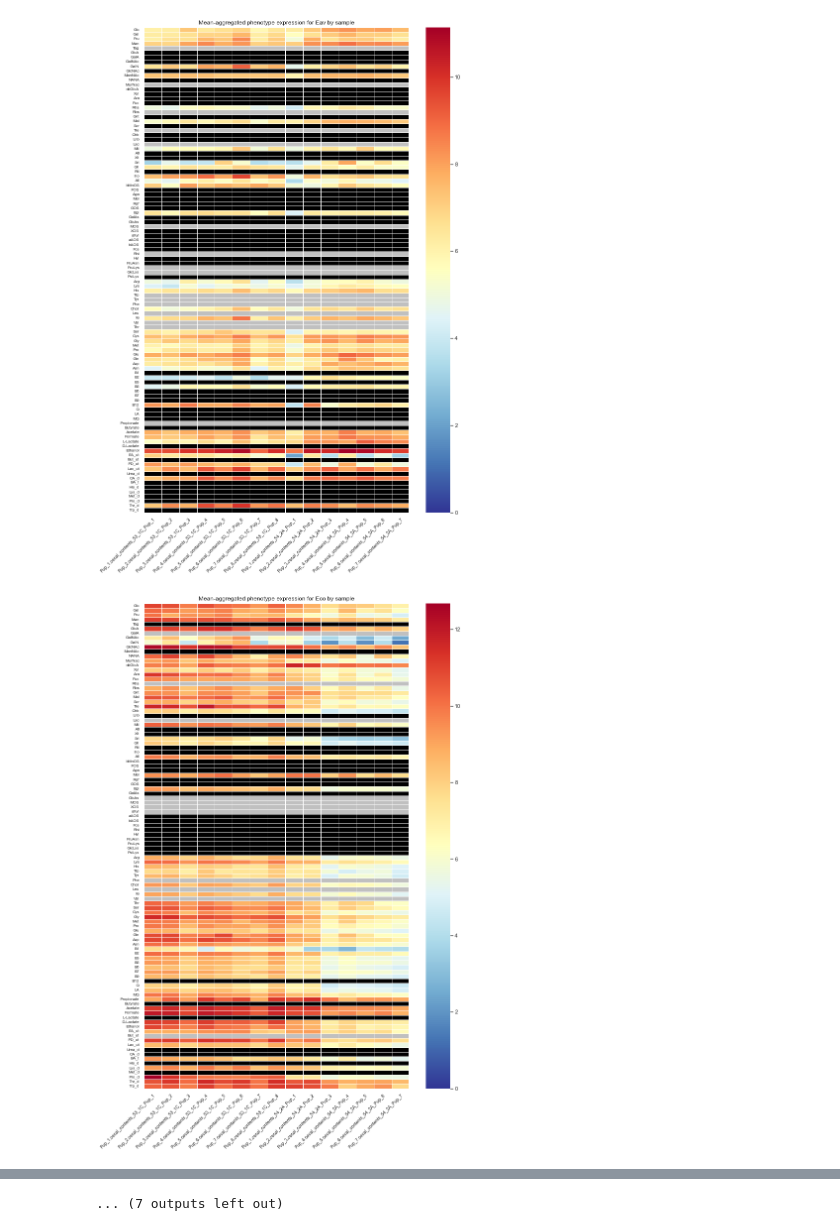
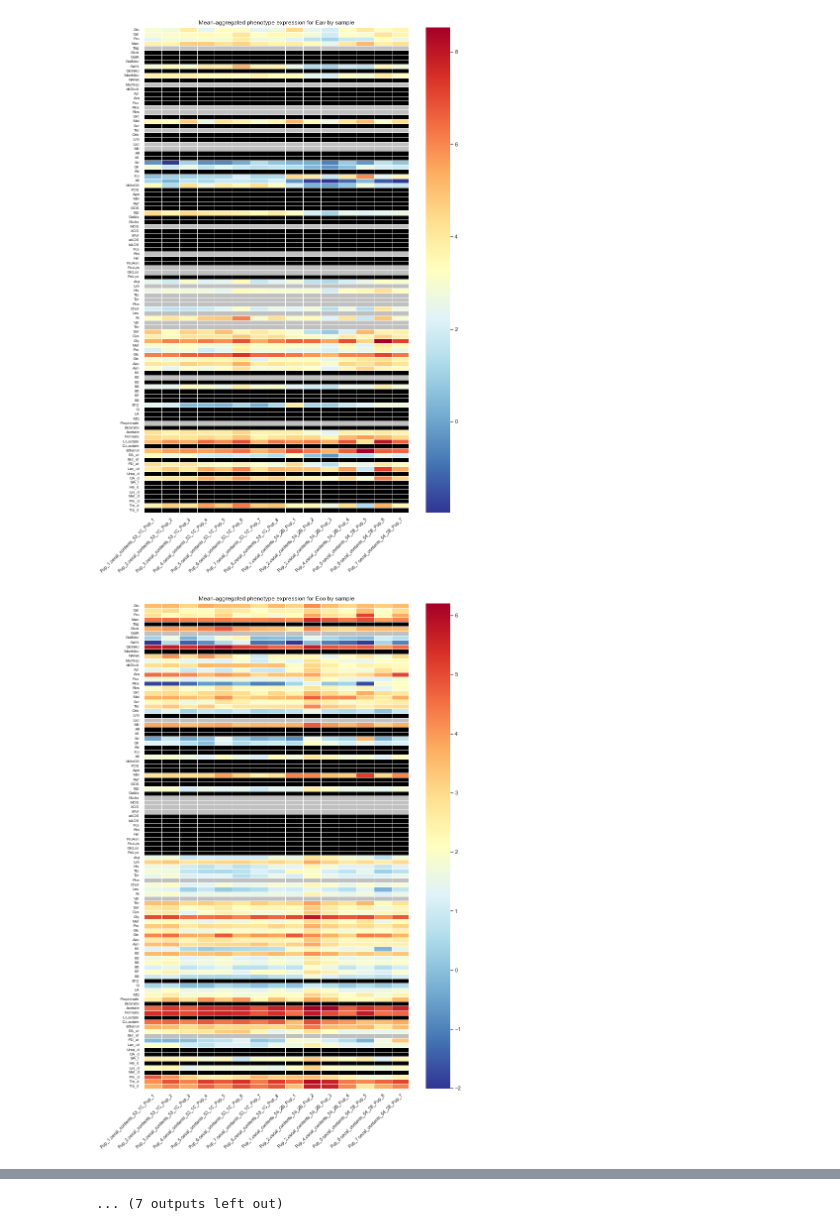
Before and after one commit to evanmlee/GordonLab, a Jupyter notebook: HOSVD_BPM_processing.ipynb, the cells around one changed output, grey strips where cells are left out. Cells and saved outputs as stored; diff of their text form; code cells hidden in the pictures.

```diff
--- a/HOSVD_BPM_processing.ipynb
+++ b/HOSVD_BPM_processing.ipynb
@@ -69,7 +76,7 @@ def vc_strain_locus_tag(expr_df,mcseed_df):
         all loci in expr_df
     """
     vc_by_strain_locus_tag = expr_df.index.str.extract(r'(\w+)_\d+',expand=False).value_counts()
-    vc_by_strain_locus_tag.drop("ROSSTS7063_a2",inplace=True)
+#     vc_by_strain_locus_tag.drop("ROSSTS7063_a2",inplace=True) #2nd3rd_trial specific error
     locus_tag_strains = [mcseed_df.loc[mcseed_df.index.str.contains(lt),"Isolate name"].values[0]
                              for lt in vc_by_strain_locus_tag.index] #if lt != "ROSSTS7063_a2"]
     locus_vc_df = pd.DataFrame(index=vc_by_strain_locus_tag.index,columns=["Filtered Loci","Strain"])
@@ -77,9 +84,11 @@ def vc_strain_locus_tag(expr_df,mcseed_df):
     locus_vc_df.loc[:,"Strain"] = locus_tag_strains
     return locus_vc_df
 # %%
-transformed_data_dir = "formatted_output/transformed/thr3_prev0.3_cecal_nonprevotella"
-param_str = re.match(r"formatted_output\/transformed\/([\w_\.]+)",transformed_data_dir).groups()[0]
-figures_dir = "figures/{0}/heatmap".format(param_str)
+transformed_data_dir = "formatted_output/4th_trial/transformed_abundance_corrected/thr3_prev0.3_cecal_nonprevotella"
+# transformed_data_dir = "formatted_output/4th_trial/transformed/thr3_prev0.3_cecal_nonprevotella" #non-abundance corrected
+trial_dir, transformed_subdir, param_str =  re.match(r"formatted_output\/([\w_\.]+)\/([\w_\.]+)\/([\w_\.]+)",
+                                                     transformed_data_dir).groups()
+figures_dir = "figures/{0}/{1}/{2}/heatmap".format(trial_dir,transformed_subdir,param_str)
 if not os.path.exists(figures_dir):
     os.makedirs(figures_dir)
 
@@ -104,5 +113,5 @@ elif DATASET == "vst":
     agg_method = "nonzero_mean"
 
 locus_vc_df = vc_strain_locus_tag(filt_expr_df,mcseed_df)
-print(len(filt_expr_df))
+print("Total TPM filtered loci: {0}".format(len(filt_expr_df)))
 # %% [output]
@@ -531,16 +579,16 @@ for strain in STRAIN_TAGS:
         strain_sample_pht_expr_df.loc[:,sample] = sample_pht_expr_df.loc[:,strain]
 #     display(strain_sample_pht_expr_df)
 
-    #Reorder columns by 1: cecal contents then ileal; 2: Study Arm (1C = Pre-weaning Pco vs 2A = No Pco)
-    cols_1C_arr, cols_2A_arr = [strain_sample_pht_expr_df.columns.str.contains(tag) for tag in ["1C","2A"]] #boolean arrays
-    cols_1C, cols_2A = [strain_sample_pht_expr_df.columns[cols] for cols in [cols_1C_arr,cols_2A_arr]]#filtered column lists
+    #Reorder columns by 1: cecal contents then ileal; 2: Study Arm (1C = Pre-weaning Pco vs 2B = No Pco)
+    cols_1C_arr, cols_2B_arr = [strain_sample_pht_expr_df.columns.str.contains(tag) for tag in ["1C","2B"]] #boolean arrays
+    cols_1C, cols_2B = [strain_sample_pht_expr_df.columns[cols] for cols in [cols_1C_arr,cols_2B_arr]]#filtered column lists
     cols_1C_cecal_arr, cols_1C_ileal_arr = [cols_1C.str.contains(tag) for tag in ["cecal","ileal"]] #boolean_arrays
     cols_1C_cecal, cols_1C_ileal = [cols_1C[cols_1C_cecal_arr],cols_1C[cols_1C_ileal_arr]] #filtered columns
-    cols_2A_cecal_arr, cols_2A_ileal_arr = [cols_2A.str.contains(tag) for tag in ["cecal","ileal"]] #boolean arrays
-    cols_2A_cecal, cols_2A_ileal = [cols_2A[cols_2A_cecal_arr],cols_2A[cols_2A_ileal_arr]]
-    n_1C_cecal, n_1C_ileal, n_2A_cecal, n_2A_ileal = [len(cols) for cols in [cols_1C_cecal,cols_1C_ileal,
-                                                                            cols_2A_cecal,cols_2A_ileal]]
-    reordered_cols = pd.Index(list(cols_1C_cecal)+list(cols_2A_cecal)+list(cols_1C_ileal)+list(cols_2A_ileal))
+    cols_2B_cecal_arr, cols_2B_ileal_arr = [cols_2B.str.contains(tag) for tag in ["cecal","ileal"]] #boolean arrays
+    cols_2B_cecal, cols_2B_ileal = [cols_2B[cols_2B_cecal_arr],cols_2B[cols_2B_ileal_arr]]
+    n_1C_cecal, n_1C_ileal, n_2B_cecal, n_2B_ileal = [len(cols) for cols in [cols_1C_cecal,cols_1C_ileal,
+                                                                            cols_2B_cecal,cols_2B_ileal]]
+    reordered_cols = pd.Index(list(cols_1C_cecal)+list(cols_2B_cecal)+list(cols_1C_ileal)+list(cols_2B_ileal))
     strain_sample_pht_expr_df = strain_sample_pht_expr_df.loc[:,reordered_cols]
 
     strain_pht_heatmap_mask = pd.DataFrame(index=strain_sample_pht_expr_df.index, columns=strain_sample_pht_expr_df.columns)
@@ -558,15 +606,15 @@ for strain in STRAIN_TAGS:
     #Black-mask BPM negative rows using strain_pht_heatmap_mask
     g2= sns.heatmap(strain_pht_heatmap_mask.astype(int),cmap="Greys",vmin=-1,vmax=0,mask=strain_pht_heatmap_mask,
                     linewidths=0.5,cbar=False,yticklabels=True)
-    cecal_ileal_vline = n_1C_cecal + n_2A_cecal
+    cecal_ileal_vline = n_1C_cecal + n_2B_cecal
     g.vlines([cecal_ileal_vline],*g.get_ylim(),color="white",linewidth=3)
-    arm_vlines = [n_1C_cecal,n_1C_cecal+n_1C_ileal+n_2A_cecal]
+    arm_vlines = [n_1C_cecal,n_1C_cecal+n_1C_ileal+n_2B_cecal]
     g.vlines(arm_vlines,*g.get_ylim(),color="white",linewidth=2)
     g.set_yticklabels(g.get_yticklabels(),fontsize =8)
     g.set_xticklabels(g.get_xticklabels(),rotation=45,ha='right', rotation_mode='anchor',fontsize=9)
     # g.set_facecolor("#FFFFFF")
     g.set_facecolor("#C0C0C0")
 
-    plt.savefig("{0}/{1}_sample_heatmap_filt_{2}.png".format(strain_figs,strain_abbrev,DATASET),
+    plt.savefig("{0}/{1}_sample_heatmap_filt_{2}.pdf".format(strain_figs,strain_abbrev,DATASET),
                 dpi=200, facecolor='w',bbox_inches="tight")
 # %% [output]
@@ -580,3 +628,3 @@ for strain in STRAIN_TAGS:
-[figure, old version]
+[figure, new version]
-[figure, old version]
+[figure, new version]
 [figure]
```
Also changed, not shown: parts of 11 cells of this notebook, 3 other files.
